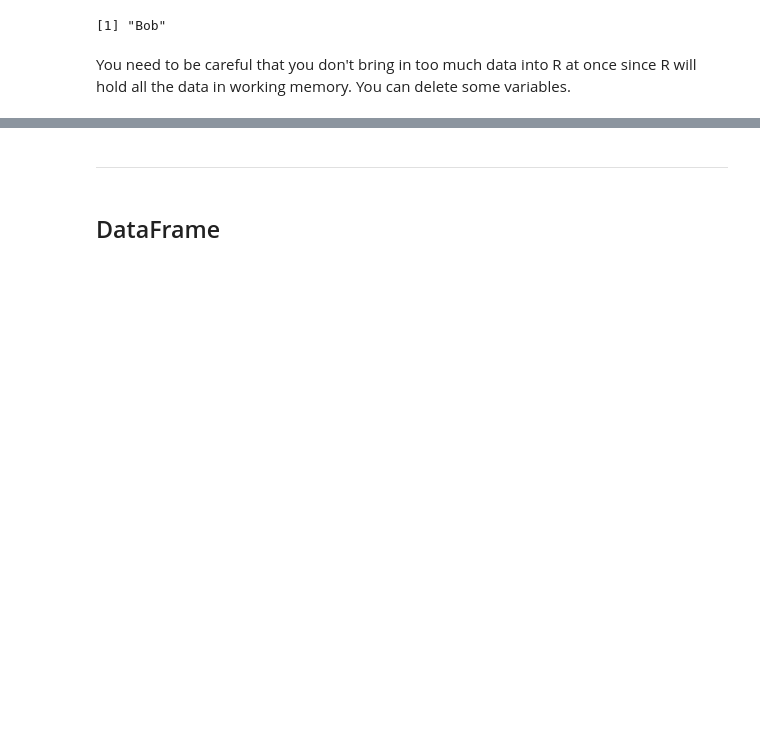
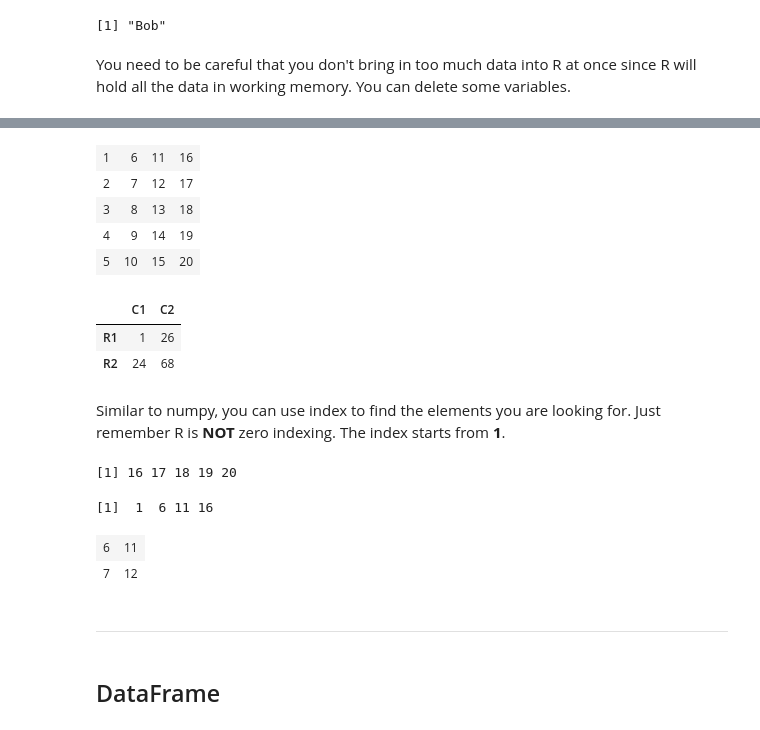
Before and after one commit to mukerong/Toolkit, a Jupyter notebook: R/R-Basics.ipynb, the cells around one changed output, grey strips where cells are left out. Drawn from its saved outputs; the diff is of its cells as text; code cells hidden in the pictures; blank space fills up the shorter version.

```diff
--- a/R/R-Basics.ipynb
+++ b/R/R-Basics.ipynb
@@ -85,3 +96,37 @@ rm(name_length)
+# %%
+y <- matrix(1:20, nrow=5, ncol=4)
+y
+# %% [output]
+| 1 | 6 | 11 | 16 |
+| 2 | 7 | 12 | 17 |
+| 3 | 8 | 13 | 18 |
+| 4 | 9 | 14 | 19 |
+| 5 | 10 | 15 | 20 |
+# %%
+cells <- c(1, 26, 24, 68)
+rnames <- c('R1', 'R2')
+cnames <- c('C1', 'C2')
+new_matrix <- matrix(cells, nrow=2, ncol=2, byrow=TRUE, dimnames=list(rnames, cnames))
+new_matrix
+# %% [output]
+|  | C1 | C2 |
+| R1 | 1 | 26 |
+| R2 | 24 | 68 |
+# %% [markdown]
+Similar to numpy, you can use index to find the elements you are looking for. Just remember R is **NOT** zero indexing. The index starts from **1**.
+# %%
+y[, 4]
+# %% [output]
+[1] 16 17 18 19 20
+# %%
+y[1, ]
+# %% [output]
+[1]  1  6 11 16
+# %%
+y[1:2, 2:3]
+# %% [output]
+| 6 | 11 |
+| 7 | 12 |
 # %% [markdown]
 ---
 # %% [markdown]
```
Also changed, not shown: parts of 3 cells of this notebook.
